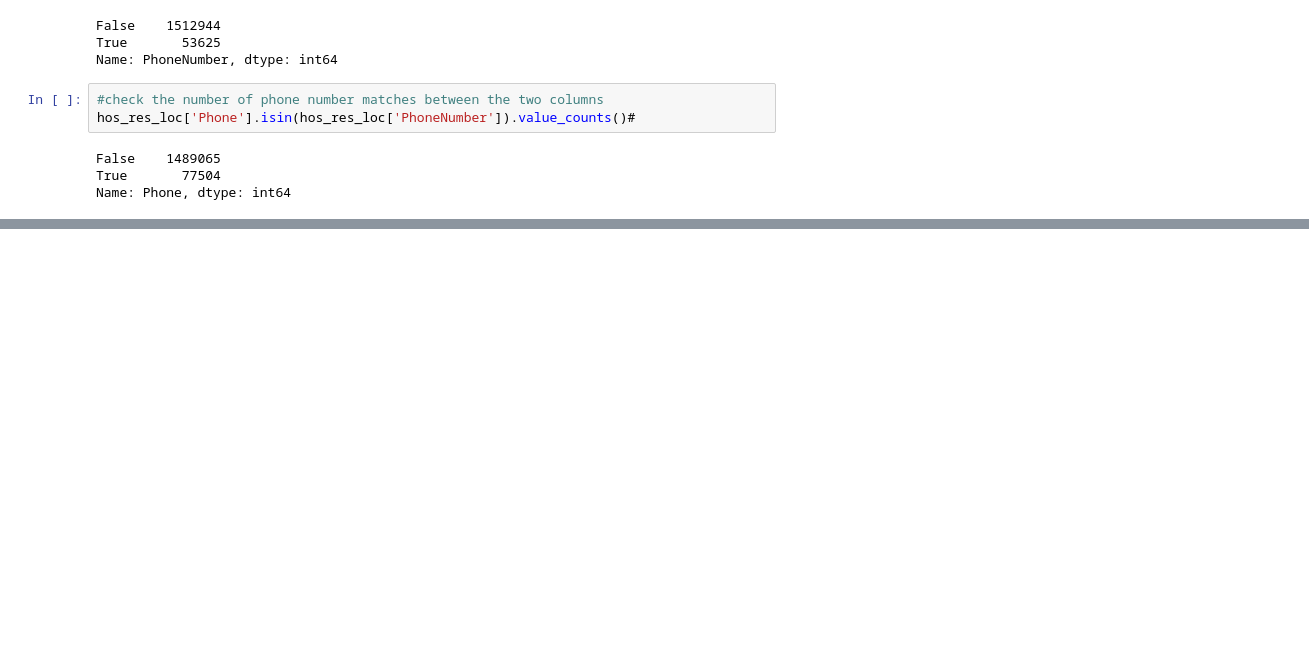
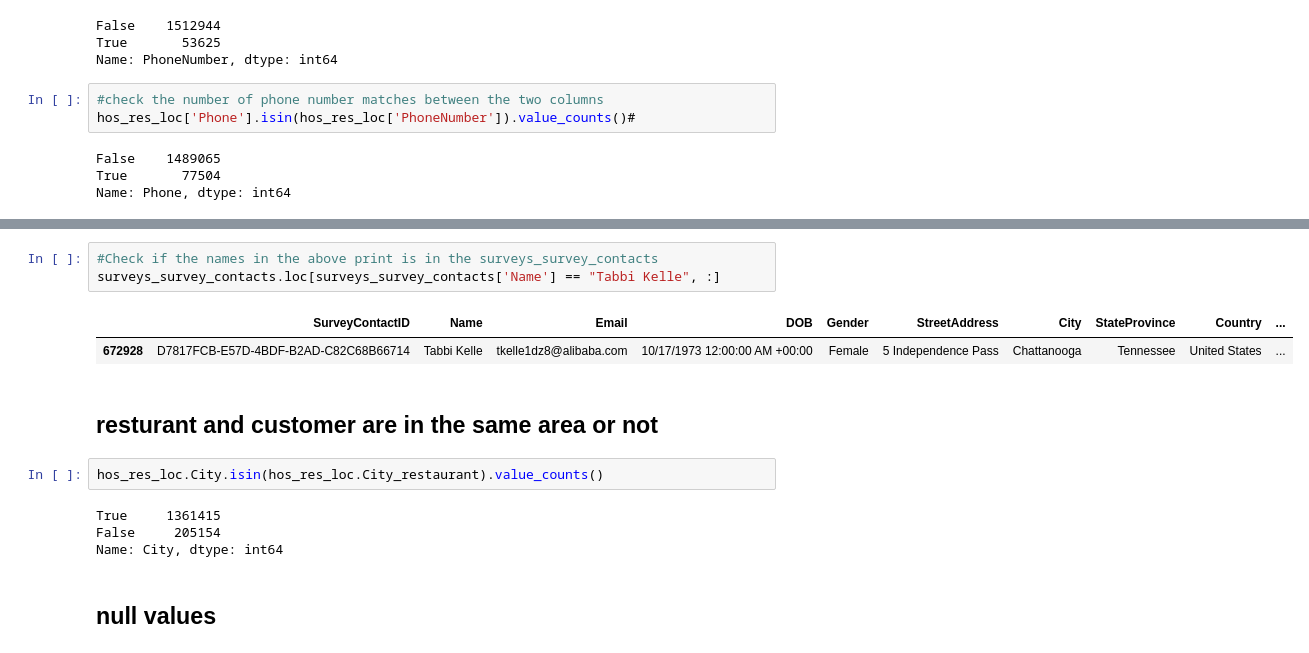
Before and after one commit to tashi-kyi/hackathon_ci, a Jupyter notebook: customer_insight.ipynb, the cells around one changed output, grey strips where cells are left out. Cells and saved outputs as stored; diff of their text form; blank space fills up the shorter version.

Commit message:
additional prints to better understand the data

```diff
--- a/customer_insight.ipynb
+++ b/customer_insight.ipynb
@@ -213,0 +243,16 @@ set()
+# %%
+#Check if the names in the above print is in the surveys_survey_contacts
+surveys_survey_contacts.loc[surveys_survey_contacts['Name'] == "Tabbi Kelle", :]
+# %% [output]
+|  | SurveyContactID | Name | Email | DOB | Gender | StreetAddress | City | StateProvince | Country | ... |
+| 672928 | D7817FCB-E57D-4BDF-B2AD-C82C68B66714 | Tabbi Kelle | tkelle1dz8@alibaba.com | 10/17/1973 12:00:00 AM +00:00 | Female | 5 Independence Pass | Chattanooga | Tennessee | United States | ... |
+# %% [markdown]
+## resturant and customer are in the same area or not
+# %%
+hos_res_loc.City.isin(hos_res_loc.City_restaurant).value_counts()
+# %% [output]
+True     1361415
+False     205154
+Name: City, dtype: int64
+# %% [markdown]
+## null values
```
Also changed, not shown: parts of 13 cells of this notebook.
